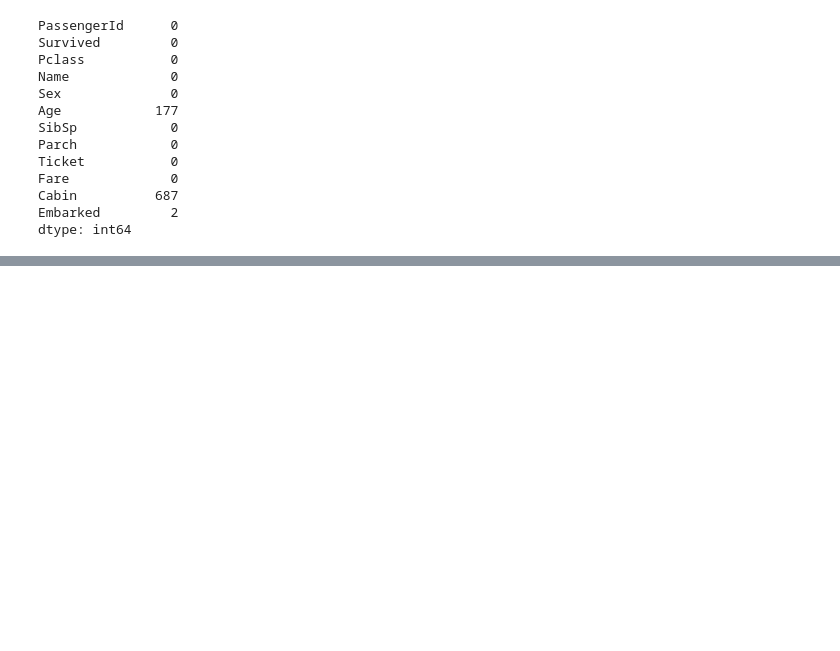
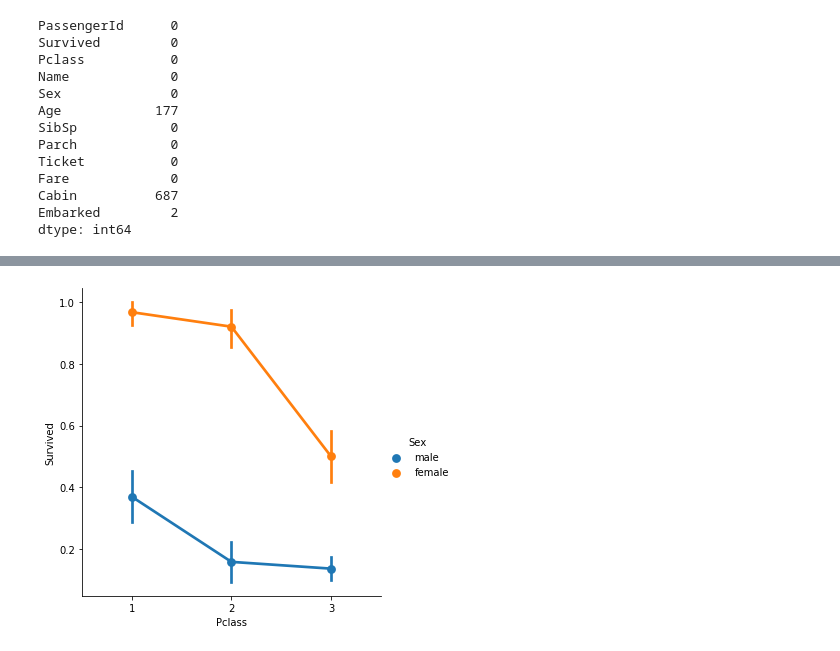
Before and after one commit to choi-il-won/Kagglestudy, a Jupyter notebook: 타이타닉 캐글 과제 .ipynb, the cells around one changed output, grey strips where cells are left out. Saved outputs shown, nothing was run; the diff lists cells and outputs as text; code cells hidden in the pictures; blank space fills up the shorter version.

```diff
--- a/타이타닉 캐글 과제 .ipynb
+++ b/타이타닉 캐글 과제 .ipynb
@@ -41,0 +113,6 @@ dtype: int64
+# %%
+# 등급별 좌석 성별 생존비율 라인 그래프
+sns.factorplot('Pclass','Survived', hue= 'Sex', data=data)
+plt.show()
+# %% [output]
+[figure, added]
```
Also changed, not shown: parts of 9 cells of this notebook.
